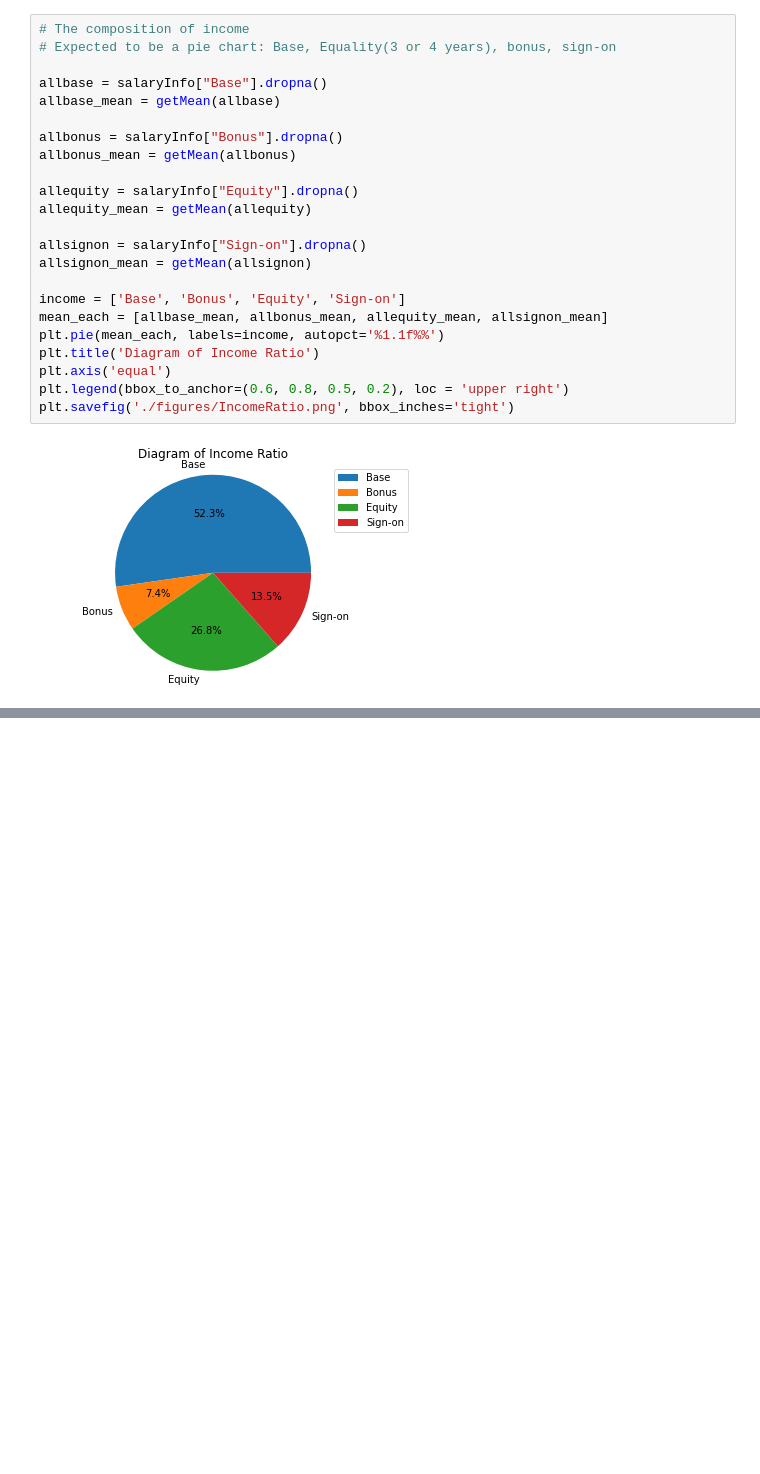
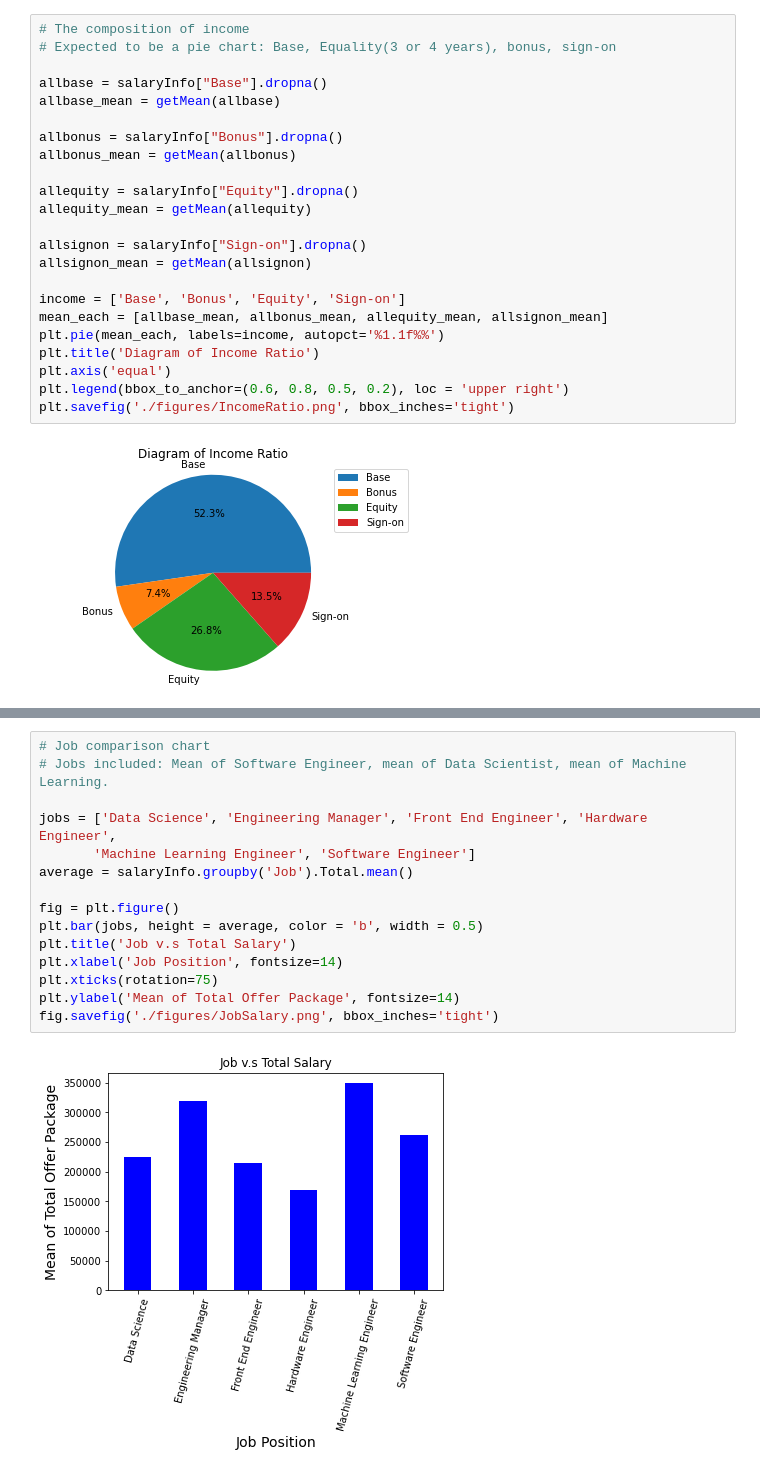
Before and after one commit to dorothyjx/damg-6105-Final-Project, a Jupyter notebook: project_final.ipynb, the cells around one changed output, grey strips where cells are left out. Saved outputs shown, nothing was run; the diff lists cells and outputs as text; blank space fills up the shorter version.

Commit message:
add job vs salary figure

```diff
--- a/project_final.ipynb
+++ b/project_final.ipynb
@@ -456,0 +457,17 @@ plt.savefig('./figures/MeanMedianStd.png', bbox_inches='tight')
+# %%
+# Job comparison chart
+# Jobs included: Mean of Software Engineer, mean of Data Scientist, mean of Machine Learning.
+
+jobs = ['Data Science', 'Engineering Manager', 'Front End Engineer', 'Hardware Engineer',
+       'Machine Learning Engineer', 'Software Engineer']
+average = salaryInfo.groupby('Job').Total.mean()
+
+fig = plt.figure()
+plt.bar(jobs, height = average, color = 'b', width = 0.5)
+plt.title('Job v.s Total Salary')
+plt.xlabel('Job Position', fontsize=14)
+plt.xticks(rotation=75)
+plt.ylabel('Mean of Total Offer Package', fontsize=14)
+fig.savefig('./figures/JobSalary.png', bbox_inches='tight')
+# %% [output]
+[figure, added]
```
Also changed, not shown: parts of 8 cells of this notebook, 1 other file.
